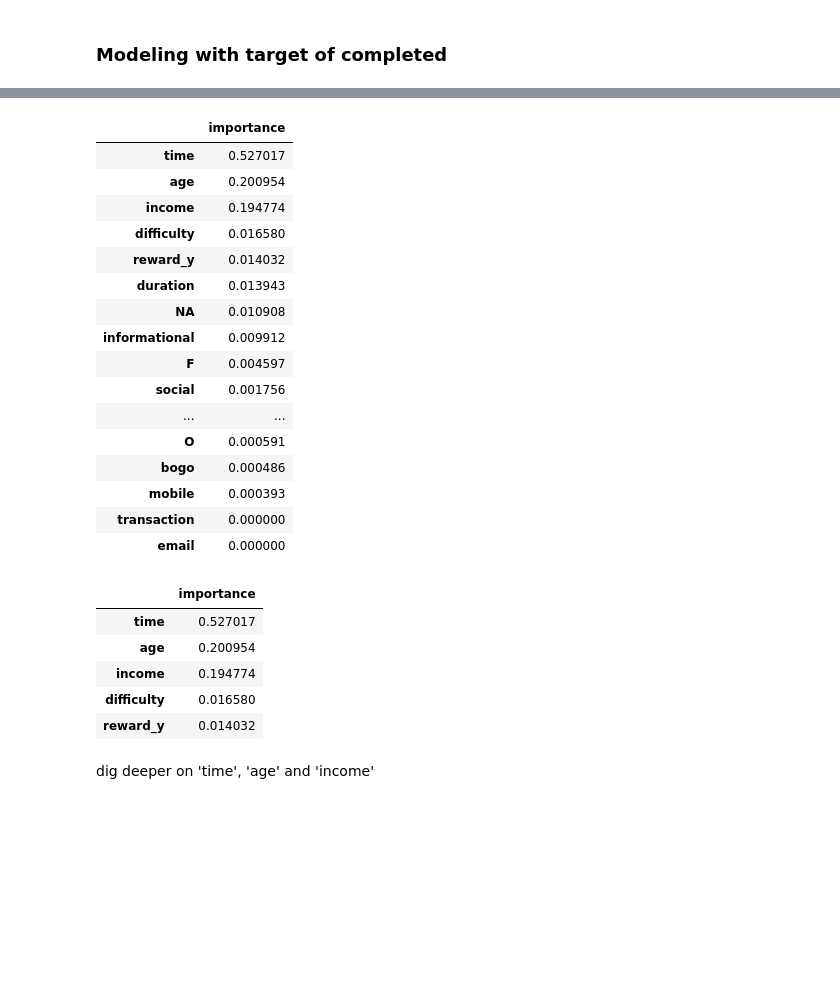
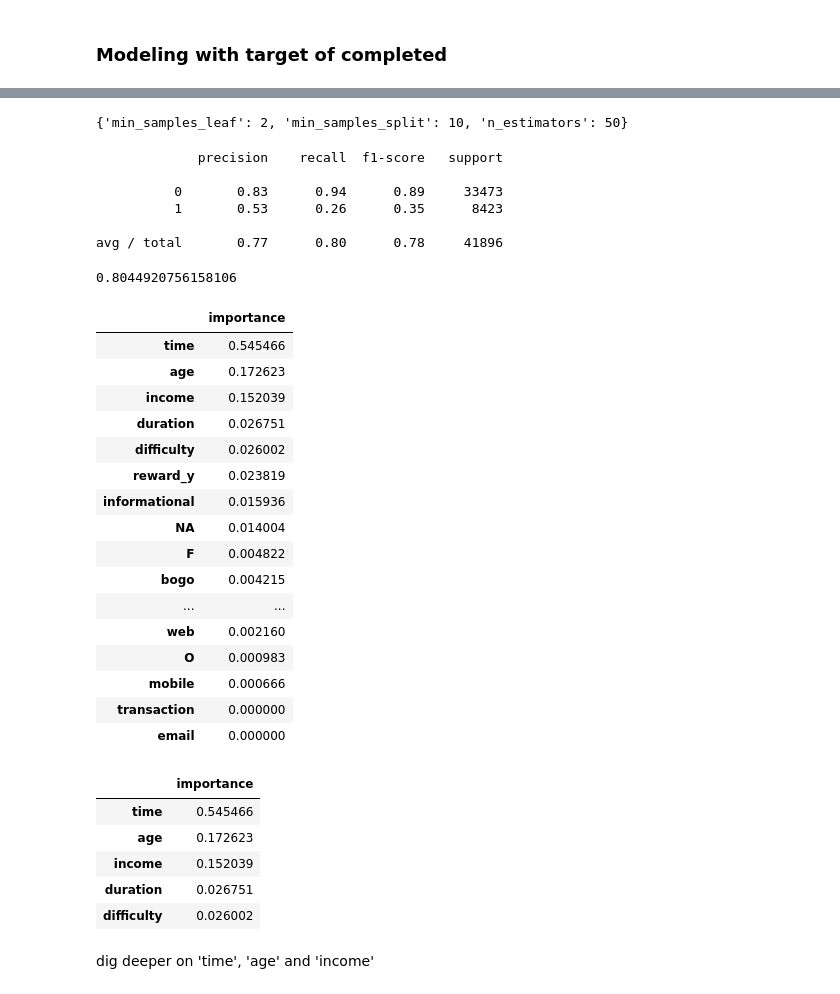
Before and after one commit to Martinsjsu/Starbuck_Promotion_Data_Analysis, a Jupyter notebook: Starbucks_Capstone_notebook.ipynb, the cells around one changed output, grey strips where cells are left out. Drawn from its saved outputs; the diff is of its cells as text; code cells hidden in the pictures; blank space fills up the shorter version.

Commit message:
Add files via upload
doc: updated with model improvement section for both ML models

```diff
--- a/Starbucks_Capstone_notebook.ipynb
+++ b/Starbucks_Capstone_notebook.ipynb
@@ -730,0 +873,9 @@ rf_completed.score(test_X, test_y)
+# %%
+# Set the parameters by cross-validation
+parameters = {'n_estimators': [50, 100, 200, 400],
+               'min_samples_split': [2, 5, 10],
+               'min_samples_leaf': [1, 2]
+             }
+
+cv_completed = GridSearchCV(rf_completed, param_grid=parameters, n_jobs=4, verbose=2)
+print('The values of hyper parameter', parameters)
@@ -730,0 +884,2 @@ rf_completed.score(test_X, test_y)
+# %%
+cv_completed.fit(train_X, train_y)
@@ -731,25 +922,49 @@ rf_completed.score(test_X, test_y)
+# %%
+#finding the best paramesters based on grip search
+print(cv_completed.best_params_)
+# %% [output]
+{'min_samples_leaf': 2, 'min_samples_split': 10, 'n_estimators': 50}
+# %%
+#building new model
+optimised_model_completed = cv_completed.best_estimator_
+# %%
+# print the classification report
+y_pred = optimised_model_completed.predict(test_X)
+print(classification_report(test_y, y_pred))
+# %% [output]
+             precision    recall  f1-score   support
+
+          0       0.83      0.94      0.89     33473
+          1       0.53      0.26      0.35      8423
+
+avg / total       0.77      0.80      0.78     41896
+# %%
+# Socre for the optimised model
+optimised_model_completed.score(test_X, test_y)
+# %% [output]
+0.8044920756158106
 # %%
-# Analisys of important features
-completed_feature_importances = pd.DataFrame(rf_completed.feature_importances_,
+# Analisys of important features from the optimised model
+completed_feature_importances = pd.DataFrame(optimised_model_completed.feature_importances_,
                                    index = train_X.columns,
                                 columns=['importance']).sort_values('importance',ascending=False)
 completed_feature_importances
 # %% [output]
 |  | importance |
-| time | 0.527017 |
-| age | 0.200954 |
-| income | 0.194774 |
-| difficulty | 0.016580 |
-| reward_y | 0.014032 |
-| duration | 0.013943 |
-| NA | 0.010908 |
-| informational | 0.009912 |
-| F | 0.004597 |
-| social | 0.001756 |
+| time | 0.545466 |
+| age | 0.172623 |
+| income | 0.152039 |
+| duration | 0.026751 |
+| difficulty | 0.026002 |
+| reward_y | 0.023819 |
+| informational | 0.015936 |
+| NA | 0.014004 |
+| F | 0.004822 |
+| bogo | 0.004215 |
 | ... | ... |
-| O | 0.000591 |
-| bogo | 0.000486 |
-| mobile | 0.000393 |
+| web | 0.002160 |
+| O | 0.000983 |
+| mobile | 0.000666 |
 | transaction | 0.000000 |
 | email | 0.000000 |
 # %%
@@ -757,11 +972,11 @@ completed_feature_importances
 completed_feature_importances.head(5)
 # %% [output]
 |  | importance |
-| time | 0.527017 |
-| age | 0.200954 |
-| income | 0.194774 |
-| difficulty | 0.016580 |
-| reward_y | 0.014032 |
+| time | 0.545466 |
+| age | 0.172623 |
+| income | 0.152039 |
+| duration | 0.026751 |
+| difficulty | 0.026002 |
 # %% [markdown]
 dig deeper on 'time', 'age' and 'income'
 # %%
```
Also changed, not shown: parts of 22 cells of this notebook.
